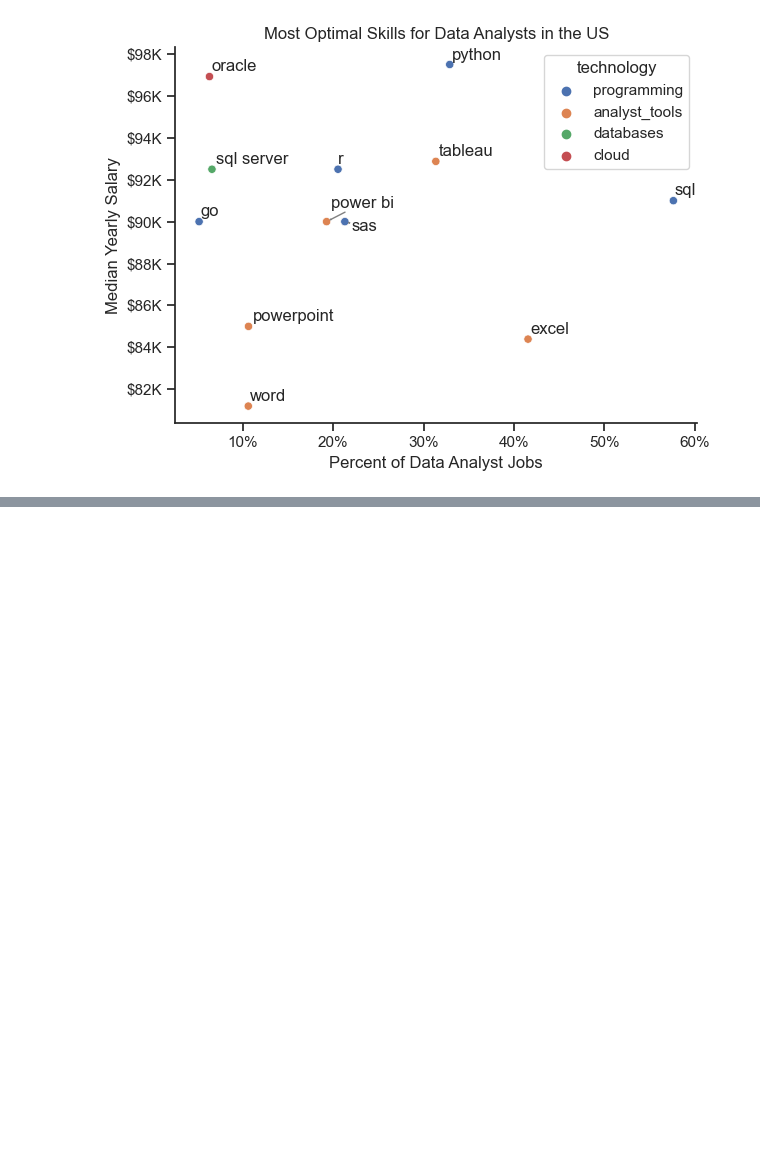
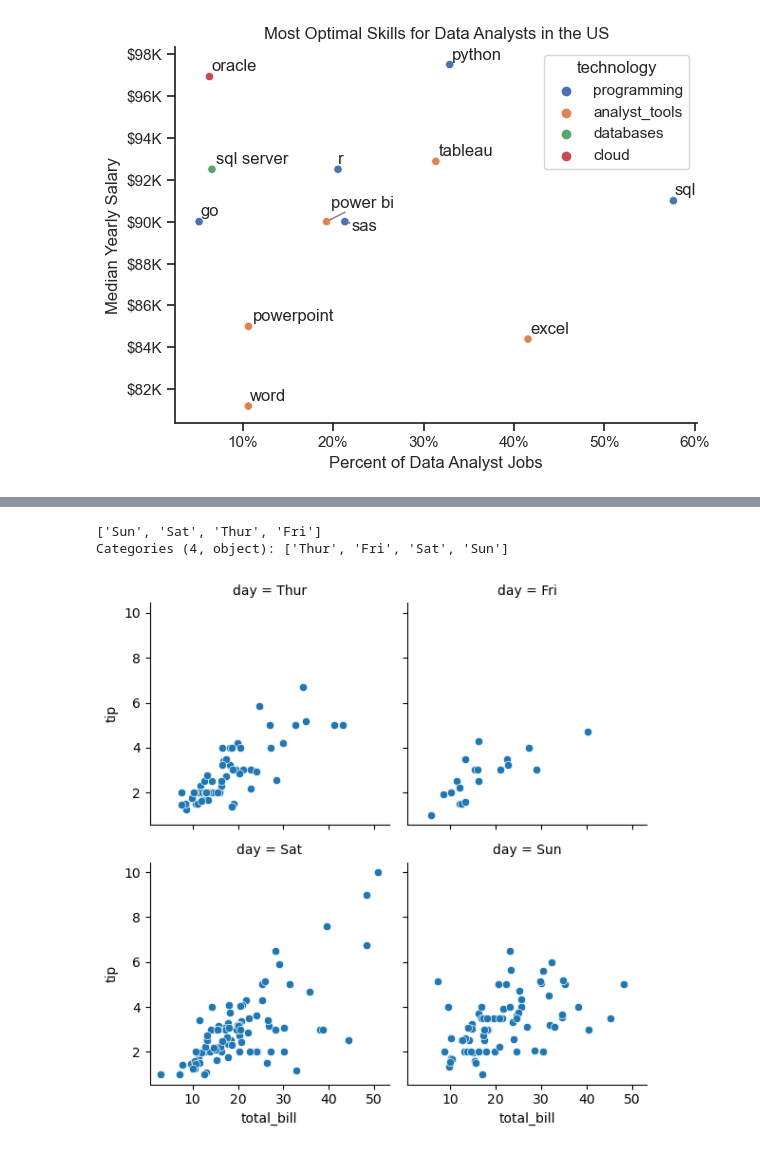
Before and after one commit to ArefMilani/python_course, a Jupyter notebook: 3_Project/python_code.ipynb, the cells around one changed output, grey strips where cells are left out. Cells and saved outputs as stored; diff of their text form; code cells hidden in the pictures; blank space fills up the shorter version.

```diff
--- a/3_Project/python_code.ipynb
+++ b/3_Project/python_code.ipynb
@@ -895,3 +895,11 @@ plt.tight_layout()
 plt.show()
 # %% [output]
 [figure]
+# %%
+import seaborn as sns
+import matplotlib.pyplot as plt
+
+# Sample dataset
+tips = sns.load_dataset('tips')
+
+tips
@@ -897,0 +920,13 @@ plt.show()
+# %%
+tips['day'].unique()
+# %% [output]
+['Sun', 'Sat', 'Thur', 'Fri']
+Categories (4, object): ['Thur', 'Fri', 'Sat', 'Sun']
+# %%
+# FacetGrid to create small multiples
+g = sns.FacetGrid(tips, col="day", col_wrap=2)
+g.map(sns.scatterplot, "total_bill", "tip")
+
+plt.show()
+# %% [output]
+[figure, added]
```
Also changed, not shown: parts of 1 cell of this notebook, 1 other file.
